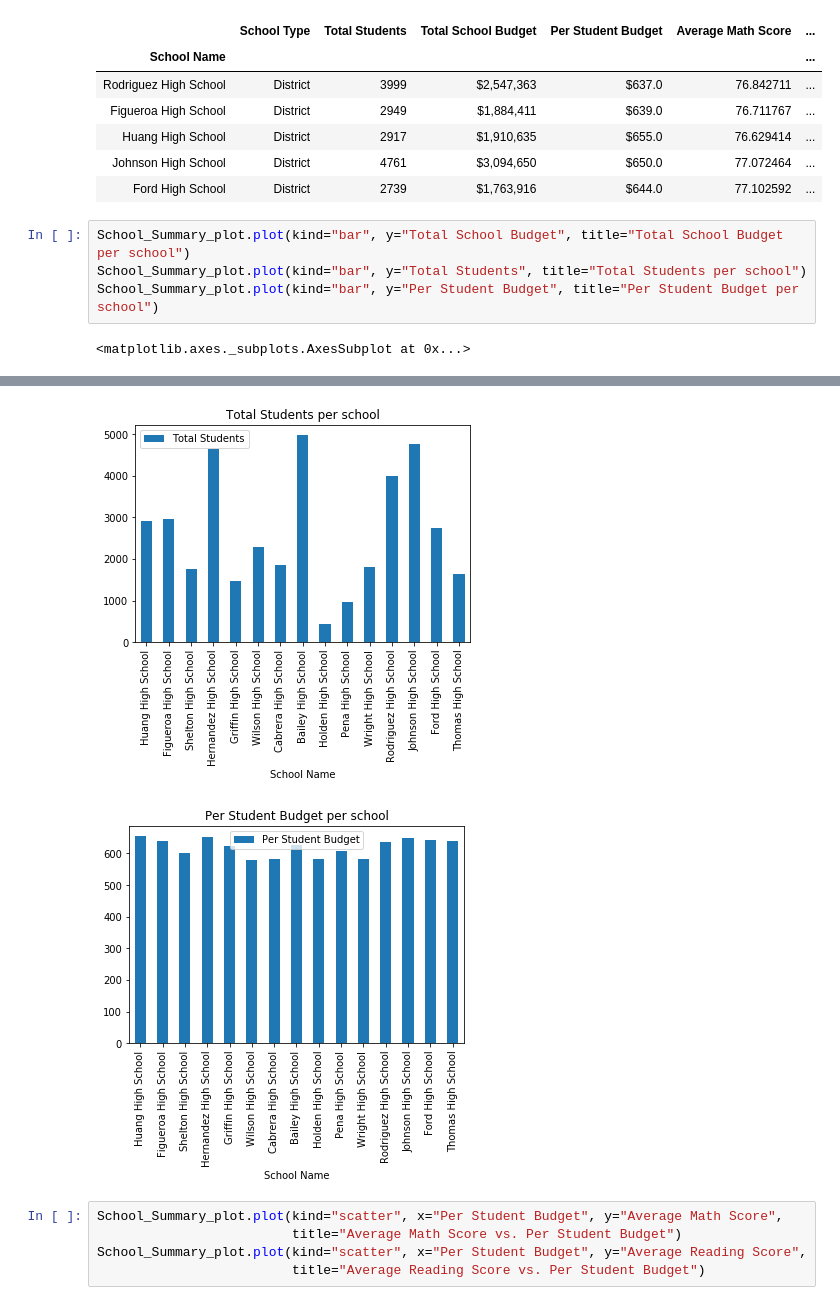
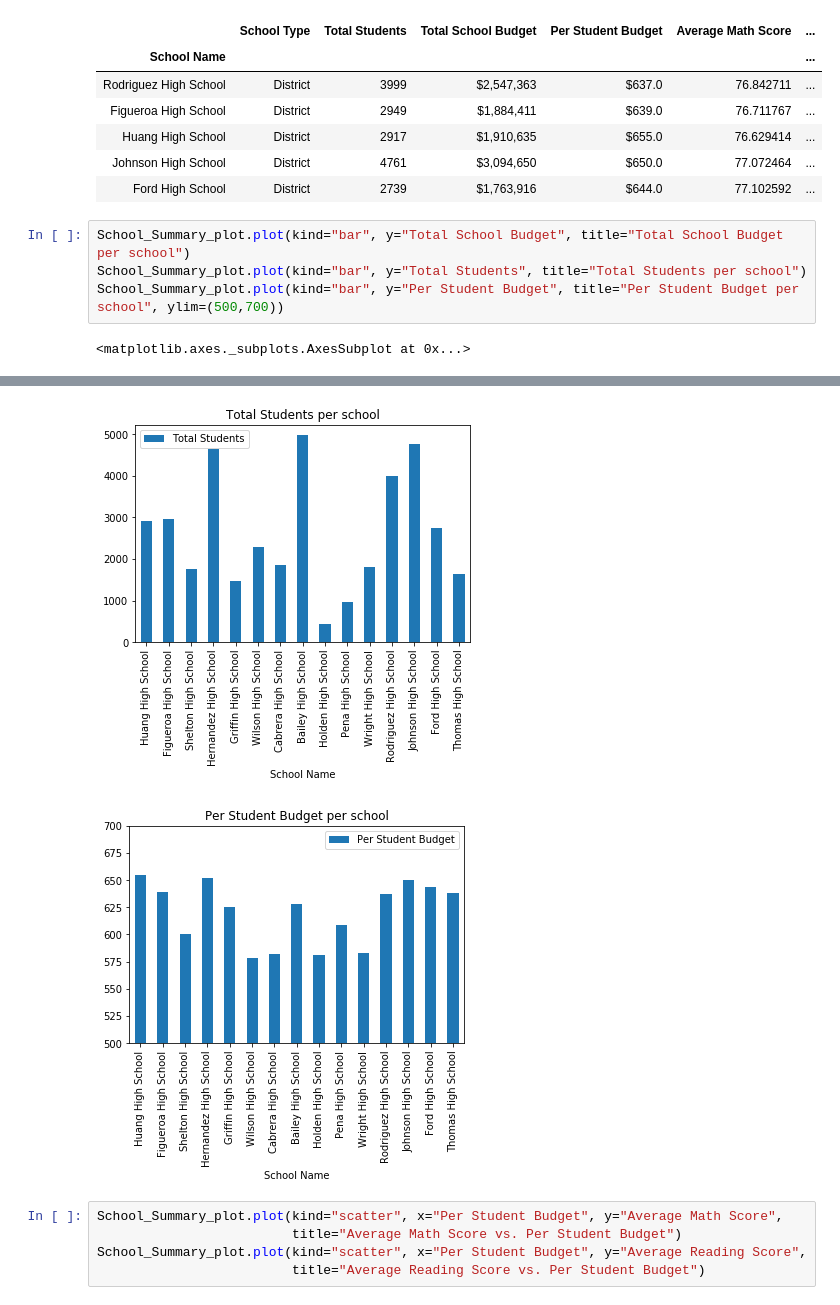
Before and after one commit to camiloibanez/School-Performance, a Jupyter notebook: PyCitySchools/PySchools.ipynb, the cells around one changed output, grey strips where cells are left out. Cells and saved outputs as stored; diff of their text form.

```diff
--- a/PyCitySchools/PySchools.ipynb
+++ b/PyCitySchools/PySchools.ipynb
@@ -176,12 +176,12 @@ Bottom_Performing_Schools_df.iloc[0:5,:]
 # %%
 School_Summary_plot.plot(kind="bar", y="Total School Budget", title="Total School Budget per school")
 School_Summary_plot.plot(kind="bar", y="Total Students", title="Total Students per school")
-School_Summary_plot.plot(kind="bar", y="Per Student Budget", title="Per Student Budget per school")
+School_Summary_plot.plot(kind="bar", y="Per Student Budget", title="Per Student Budget per school", ylim=(500,700))
 # %% [output]
 <matplotlib.axes._subplots.AxesSubplot at 0x...>
 [figure]
 [figure]
-[figure, old version]
+[figure, new version]
 # %%
 School_Summary_plot.plot(kind="scatter", x="Per Student Budget", y="Average Math Score",
                          title="Average Math Score vs. Per Student Budget")
```
Also changed, not shown: parts of 6 cells of this notebook.
